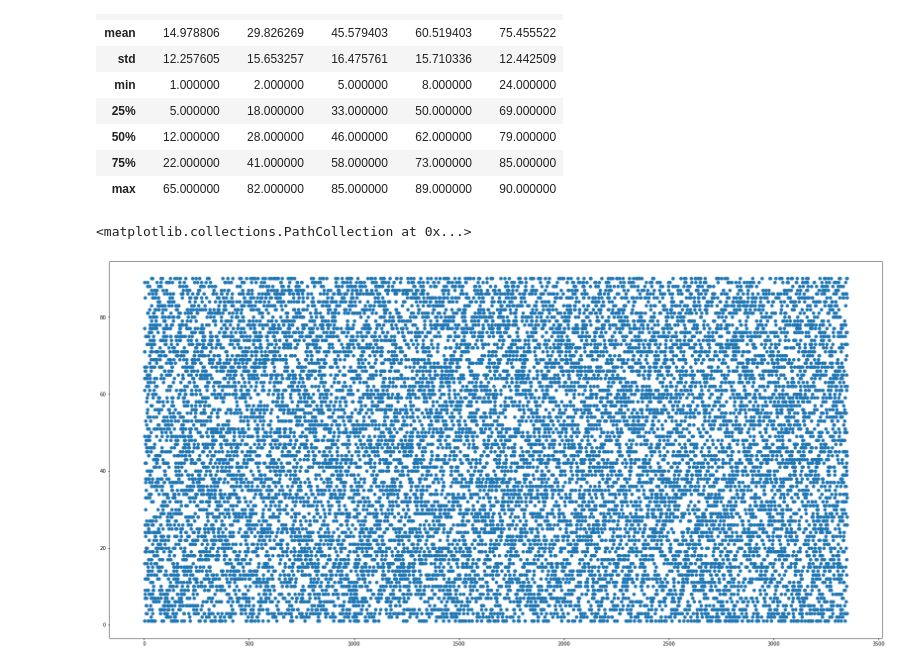
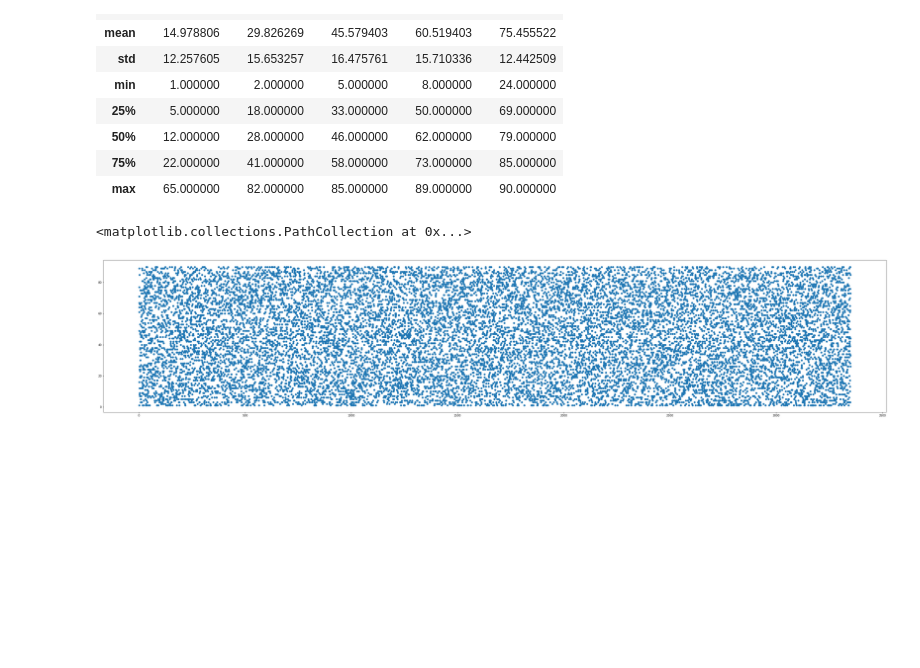
Before and after one commit to petii/ppylttry, a Jupyter notebook: brainstormy.ipynb, the cells around one changed output. Drawn from its saved outputs; the diff is of its cells as text; code cells hidden in the pictures; blank space fills up the shorter version.

```diff
--- a/brainstormy.ipynb
+++ b/brainstormy.ipynb
@@ -90,16 +90,16 @@ numbers.describe()
 # %%
 from matplotlib import pyplot
 
 xs = [[x,x,x,x,x] for x in range(0,len(numbers))]
 xs = [x for sublist in xs for x in sublist]
 xsrev = [len(numbers)-x for x in xs]
 xsneg = [-x for x in xs]
 
 ys = [item[1] for item in numbers.iterrows()]
 ys = [y for sublist in ys for y in sublist]
 
-pyplot.rcParams['figure.figsize'] = (28,14)
+pyplot.rcParams['figure.figsize'] = (50,10)
 pyplot.scatter(xsrev, ys)
 # %% [output]
 <matplotlib.collections.PathCollection at 0x...>
-[figure, old version]
+[figure, new version]
```
Also changed, not shown: 1 other file.
